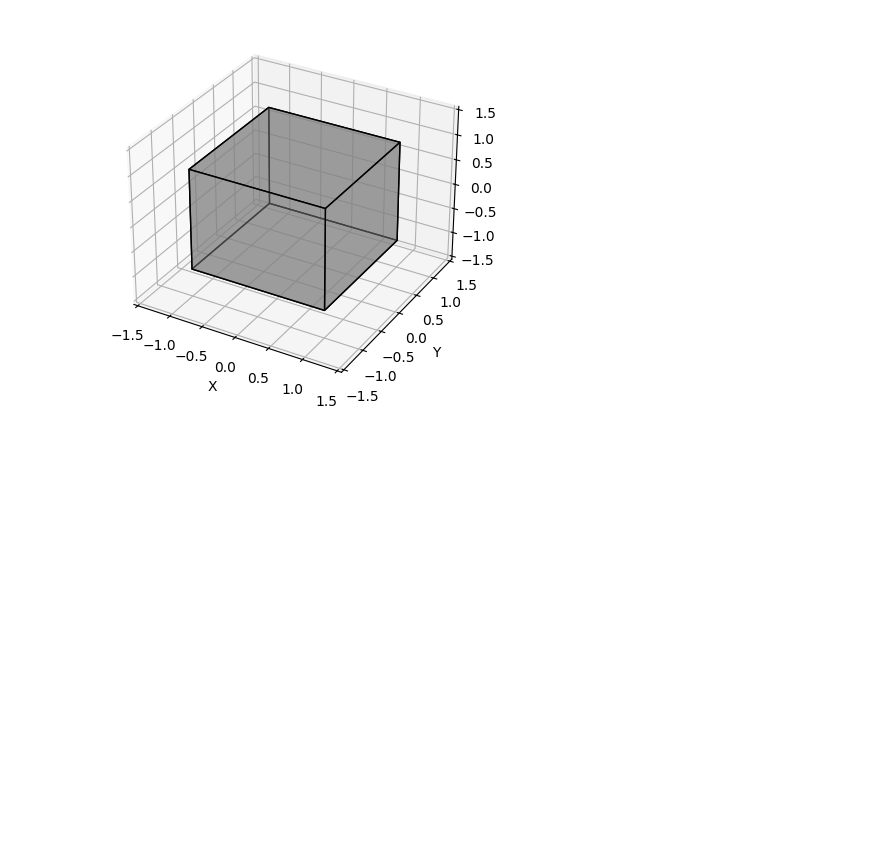
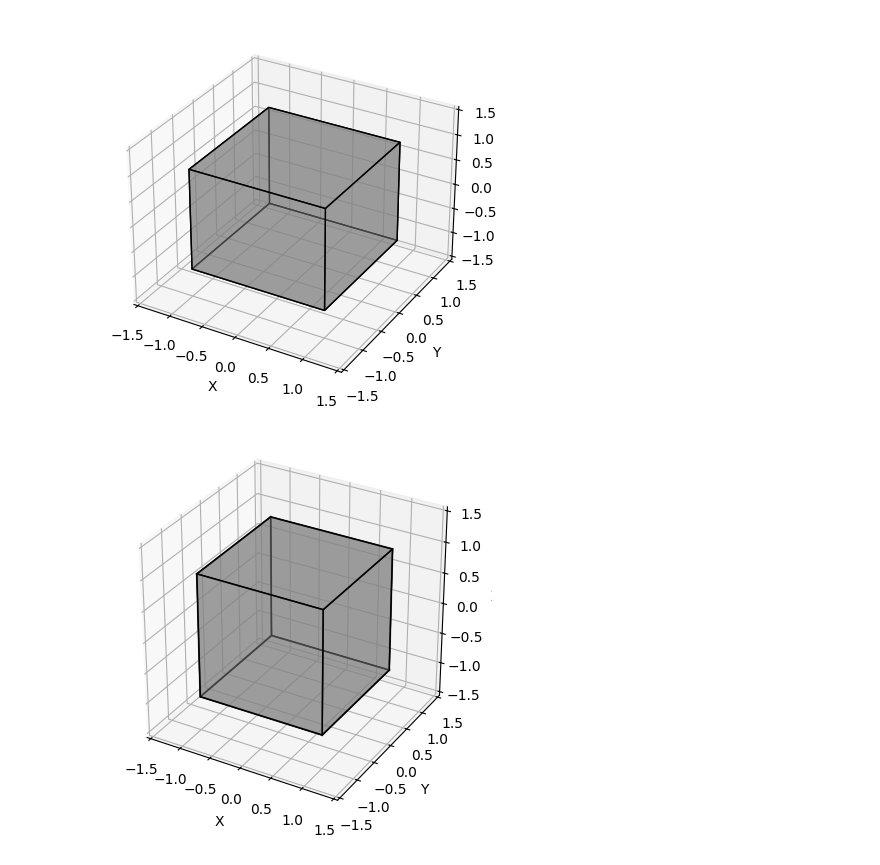
Before and after one commit to Shreeyam/6.8210-underactuated, a Jupyter notebook: plotting.ipynb, the cells around one changed output. Cells and saved outputs as stored; diff of their text form; code cells hidden in the pictures; blank space fills up the shorter version.

```diff
--- a/plotting.ipynb
+++ b/plotting.ipynb
@@ -141,3 +141,66 @@ rotated_vertices = rotate_cube(quaternion)
 plot_rotated_cube(rotated_vertices)
 # %% [output]
 [figure]
+# %%
+#Trying to bond the cube to a vector
+
+
+import numpy as np
+import matplotlib.pyplot as plt
+from mpl_toolkits.mplot3d import Axes3D
+from mpl_toolkits.mplot3d.art3d import Poly3DCollection
+from transforms3d.quaternions import quat2mat
+
+
+# Define vertices of a cube -- points in 3 space
+vertices = np.array([[1, 1, 1],
+                     [1, 1, -1],
+                     [1, -1, -1],
+                     [1, -1, 1],
+                     [-1, 1, 1],
+                     [-1, 1, -1],
+                     [-1, -1, -1],
+                     [-1, -1, 1]])
+
+#I could bind these vertices to a vector in 3space -- I could do that by defining these points based on some arithmetic operation
+
+
+# Didn't need to define edges apparently
+
+# Define faces of the cube
+faces = [[vertices[j] for j in [0, 1, 2, 3]],
+         [vertices[j] for j in [4, 5, 6, 7]],
+         [vertices[j] for j in [0, 1, 5, 4]],
+         [vertices[j] for j in [2, 3, 7, 6]],
+         [vertices[j] for j in [0, 3, 7, 4]],
+         [vertices[j] for j in [1, 2, 6, 5]]]
+
+# Plot the cube
+fig = plt.figure()
+ax = fig.add_subplot(111, projection='3d')
+
+
+for edge in edges:
+    ax.plot3D(*zip(*vertices[edge]), color='gray')
+
+
+# Plot each face of the cube as a polygon
+cube_faces = Poly3DCollection(faces, alpha=0.5, linewidths=1, edgecolors='k', facecolors='gray')
+ax.add_collection3d(cube_faces)
+
+# Set the limits of the axes
+ax.set_xlim([-1.5, 1.5])
+ax.set_ylim([-1.5, 1.5])
+ax.set_zlim([-1.5, 1.5])
+
+# Set the aspect ratio of the plot to be equal
+ax.set_box_aspect([1,1,1])
+
+# Set labels
+ax.set_xlabel('X')
+ax.set_ylabel('Y')
+ax.set_zlabel('Z')
+
+plt.show()
+# %% [output]
+[figure, added]
```
Also changed, not shown: parts of 5 cells of this notebook, 5 other files.
